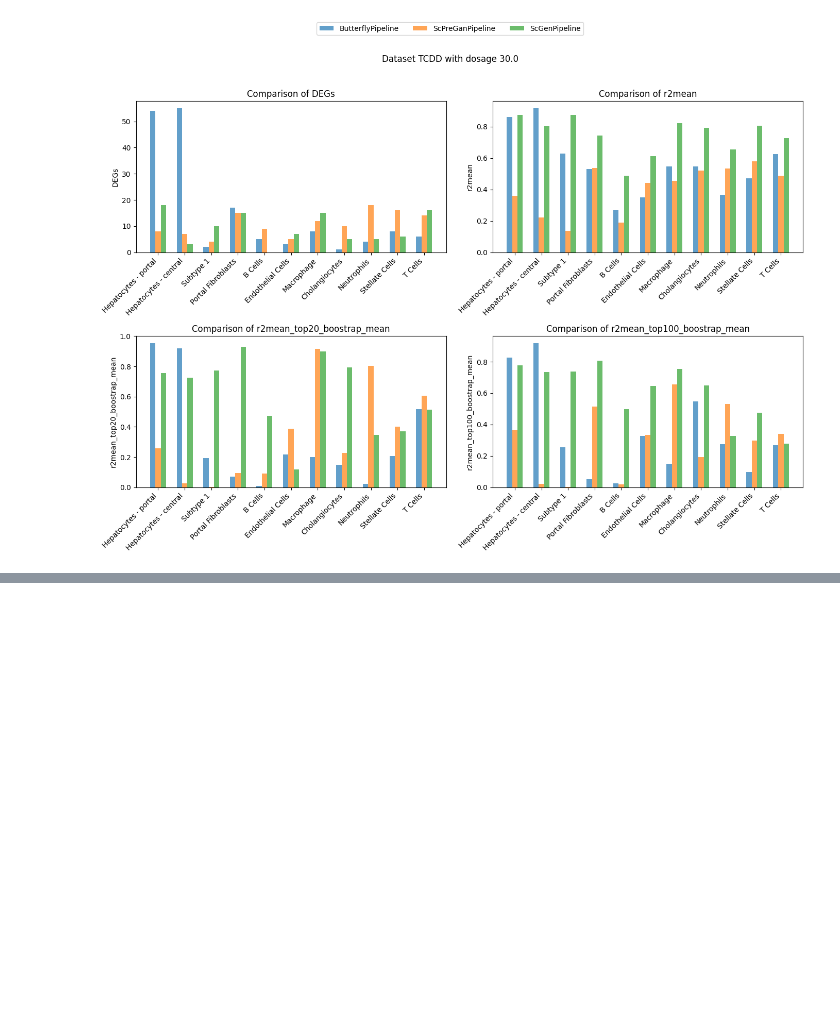
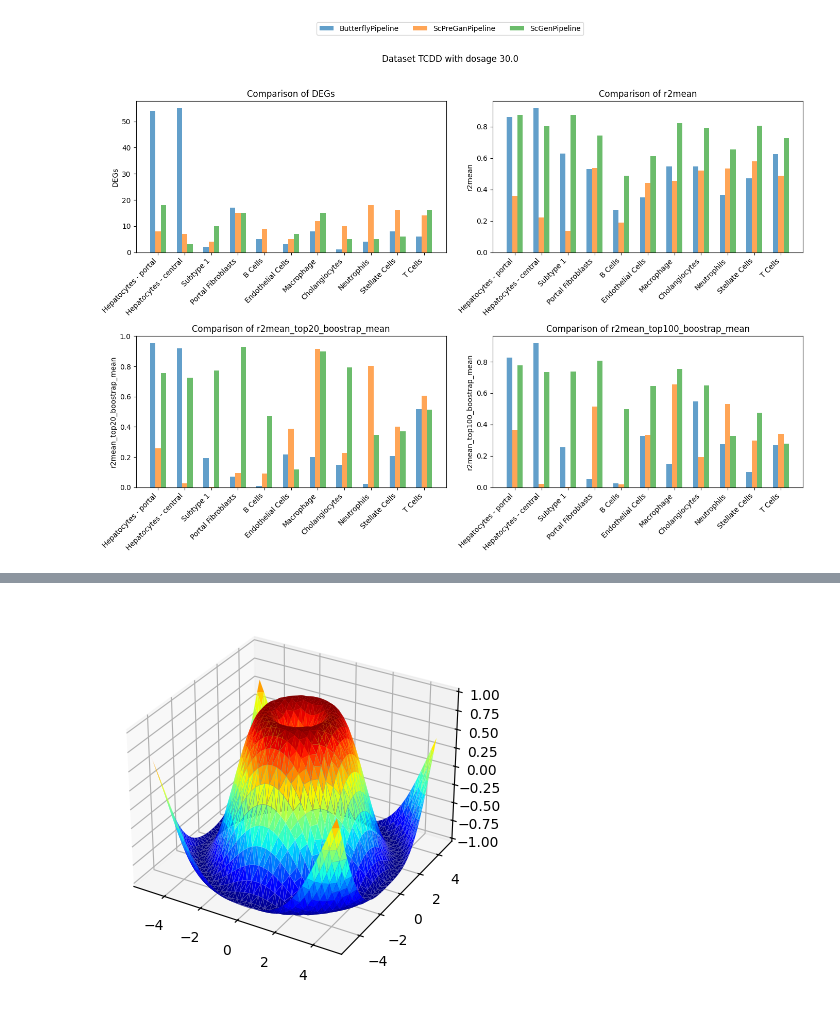
Before and after one commit to thodkatz/thesis, a Jupyter notebook: analysis/analysis.ipynb, the cells around one changed output, grey strips where cells are left out. Cells and saved outputs as stored; diff of their text form; code cells hidden in the pictures; blank space fills up the shorter version.

```diff
--- a/analysis/analysis.ipynb
+++ b/analysis/analysis.ipynb
@@ -182,0 +155,29 @@ plot_metrics(df_nault_dosage30, 'Dataset TCDD with dosage 30.0')
+# %%
+import numpy as np
+import matplotlib.pyplot as plt
+import pandas as pd
+from matplotlib import cm
+from mpl_toolkits.mplot3d import Axes3D
+
+# Sample Data using meshgrid
+X = np.arange(-5, 5, 0.25)
+Y = np.arange(-5, 5, 0.25)
+X, Y = np.meshgrid(X, Y)
+R = np.sqrt(X ** 2 + Y ** 2)
+Z = np.sin(R)
+
+# Flatten the arrays and create a DataFrame
+x = X.flatten()
+y = Y.flatten()
+z = Z.flatten()
+df = pd.DataFrame({'x': x, 'y': y, 'z': z})
+
+# Plot using .plot_trisurf()
+fig = plt.figure()
+ax = fig.add_subplot(111, projection='3d')
+ax.plot_trisurf(df.x, df.y, df.z, cmap=cm.jet, linewidth=0.2)
+
+# Show plot
+plt.show()
+# %% [output]
+[figure, added]
```
Also changed, not shown: parts of 16 cells of this notebook, 2 other files.
